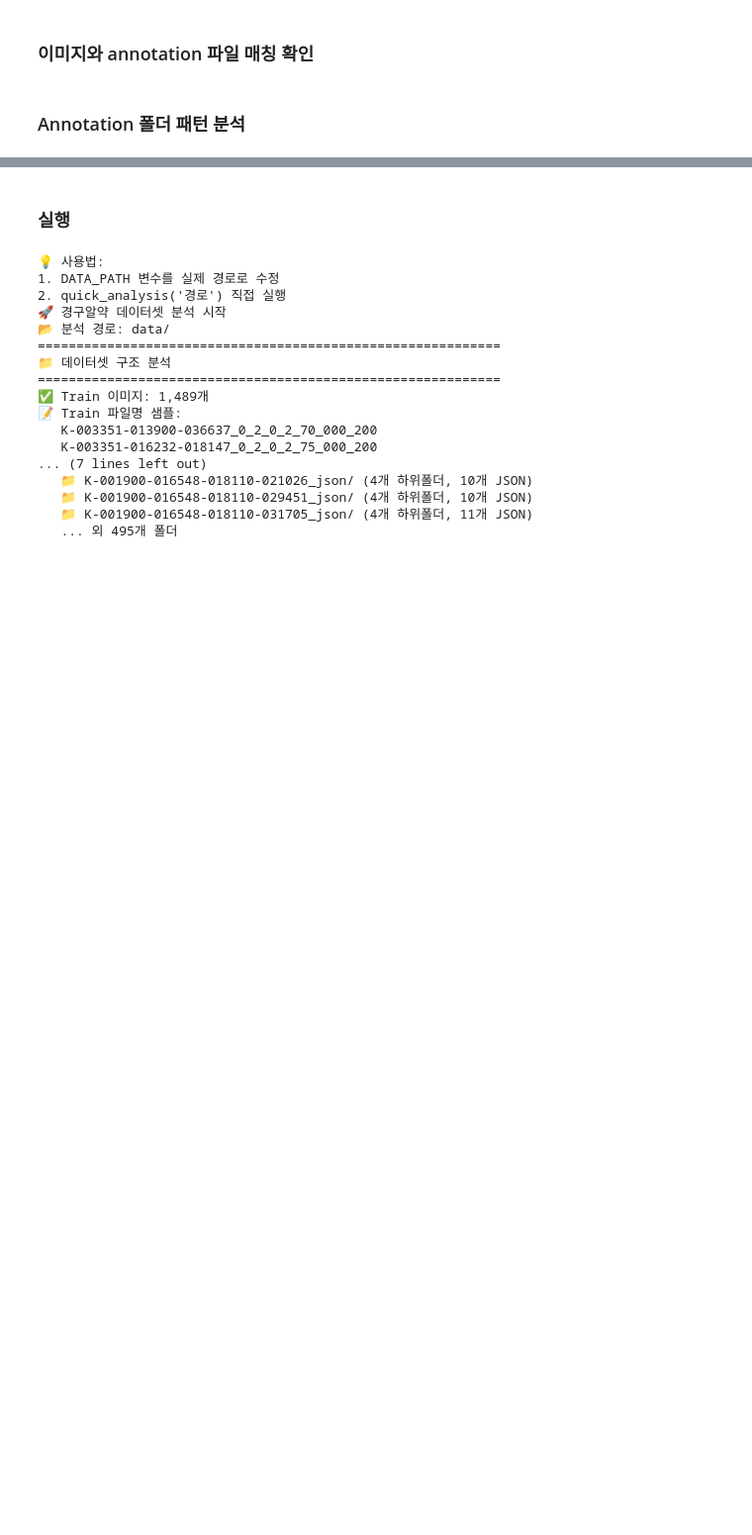
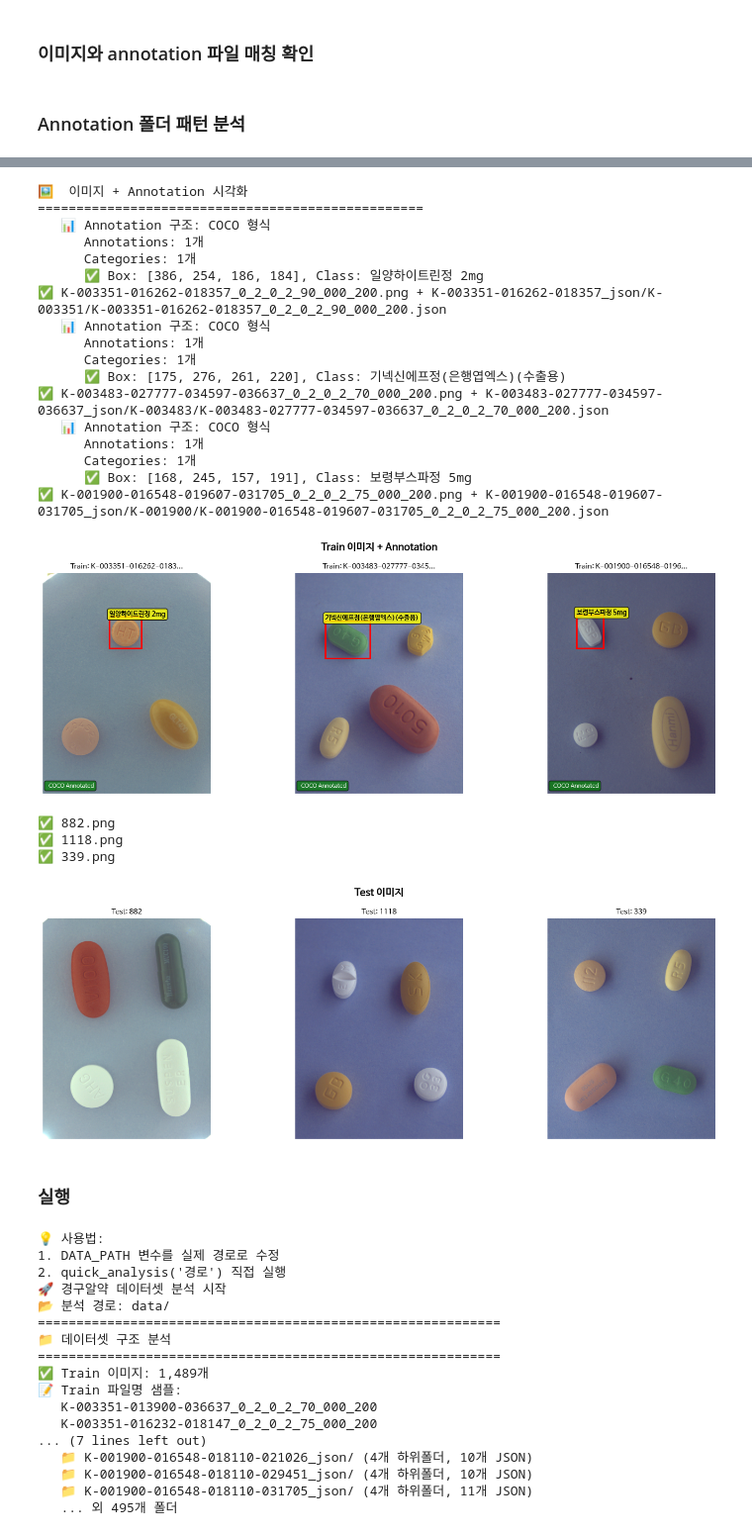
Before and after one commit to Dongjin-1203/Codeit_AI_4th_Drug_image_CV_project, a Jupyter notebook: notebooks/data_EDA.ipynb, the cells around one changed output, grey strips where cells are left out. Shown at 99% size. Drawn from its saved outputs; the diff is of its cells as text; code cells hidden in the pictures; blank space fills up the shorter version.

Commit message:
EDA: 이미지 심층 분석, JSON 심층 분석 추가. sample 데이터 출력 추가. 마지막 EDA 보고서 초안 작성

```diff
--- a/notebooks/data_EDA.ipynb
+++ b/notebooks/data_EDA.ipynb
@@ -422,3 +843,32 @@ def analyze_folder_patterns(data_path):
+# %%
+# 데이터 경로를 실제 경로로 변경하세요
+DATA_PATH = "data/"  # 또는 실제 데이터 경로
+
+# 함수 실행
+visualize_samples(DATA_PATH, train_count=3, test_count=3)
+# %% [output]
+🖼️  이미지 + Annotation 시각화
+==================================================
+   📊 Annotation 구조: COCO 형식
+      Annotations: 1개
+      Categories: 1개
+      ✅ Box: [386, 254, 186, 184], Class: 일양하이트린정 2mg
+✅ K-003351-016262-018357_0_2_0_2_90_000_200.png + K-003351-016262-018357_json/K-003351/K-003351-016262-018357_0_2_0_2_90_000_200.json
+   📊 Annotation 구조: COCO 형식
+      Annotations: 1개
+      Categories: 1개
+      ✅ Box: [175, 276, 261, 220], Class: 기넥신에프정(은행엽엑스)(수출용)
+✅ K-003483-027777-034597-036637_0_2_0_2_70_000_200.png + K-003483-027777-034597-036637_json/K-003483/K-003483-027777-034597-036637_0_2_0_2_70_000_200.json
+   📊 Annotation 구조: COCO 형식
+      Annotations: 1개
+      Categories: 1개
+      ✅ Box: [168, 245, 157, 191], Class: 보령부스파정 5mg
+✅ K-001900-016548-019607-031705_0_2_0_2_75_000_200.png + K-001900-016548-019607-031705_json/K-001900/K-001900-016548-019607-031705_0_2_0_2_75_000_200.json
+[figure, added]
+✅ 882.png
+✅ 1118.png
+✅ 339.png
+[figure, added]
 # %% [markdown]
 ### 실행
 # %%
```
Also changed, not shown: parts of 12 cells of this notebook.
